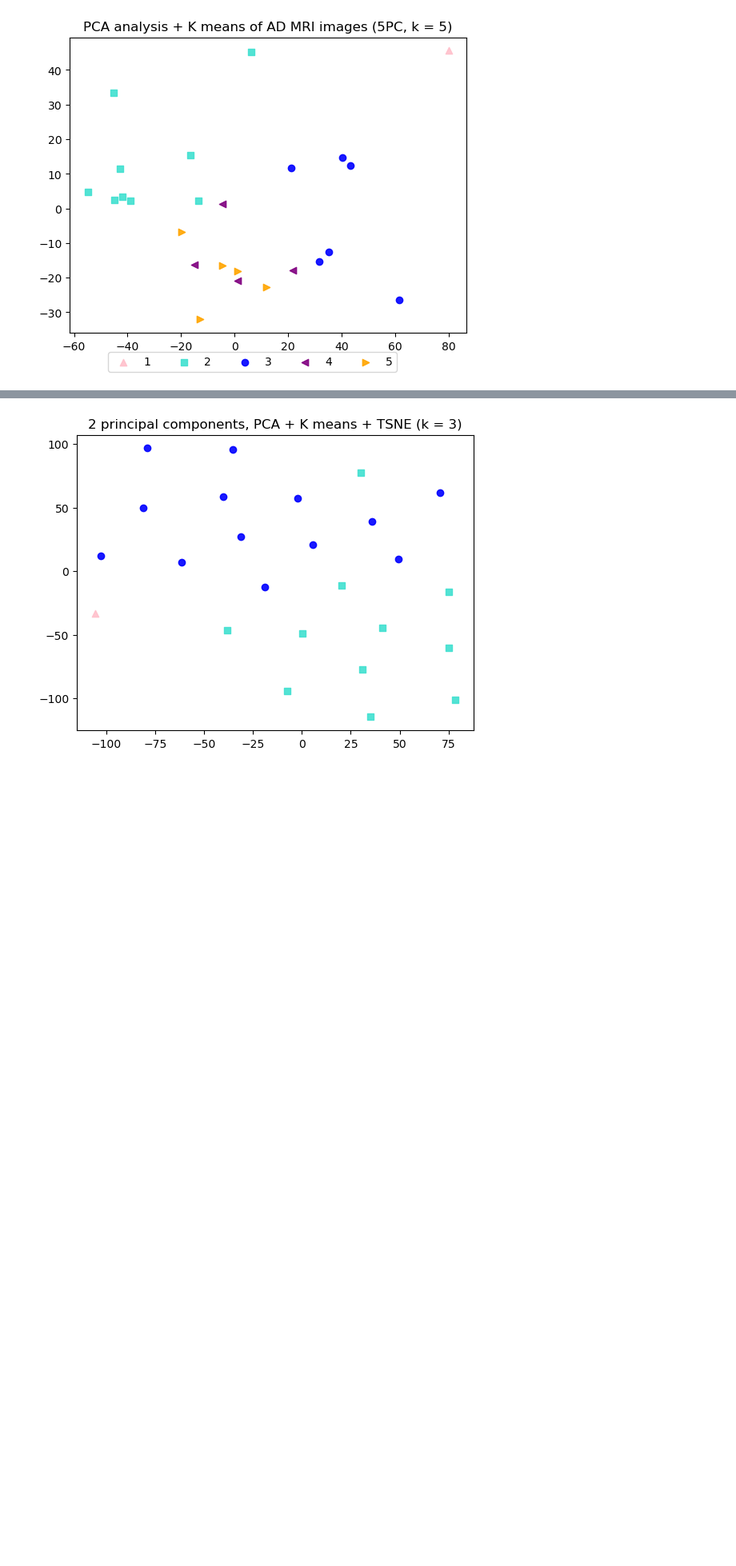
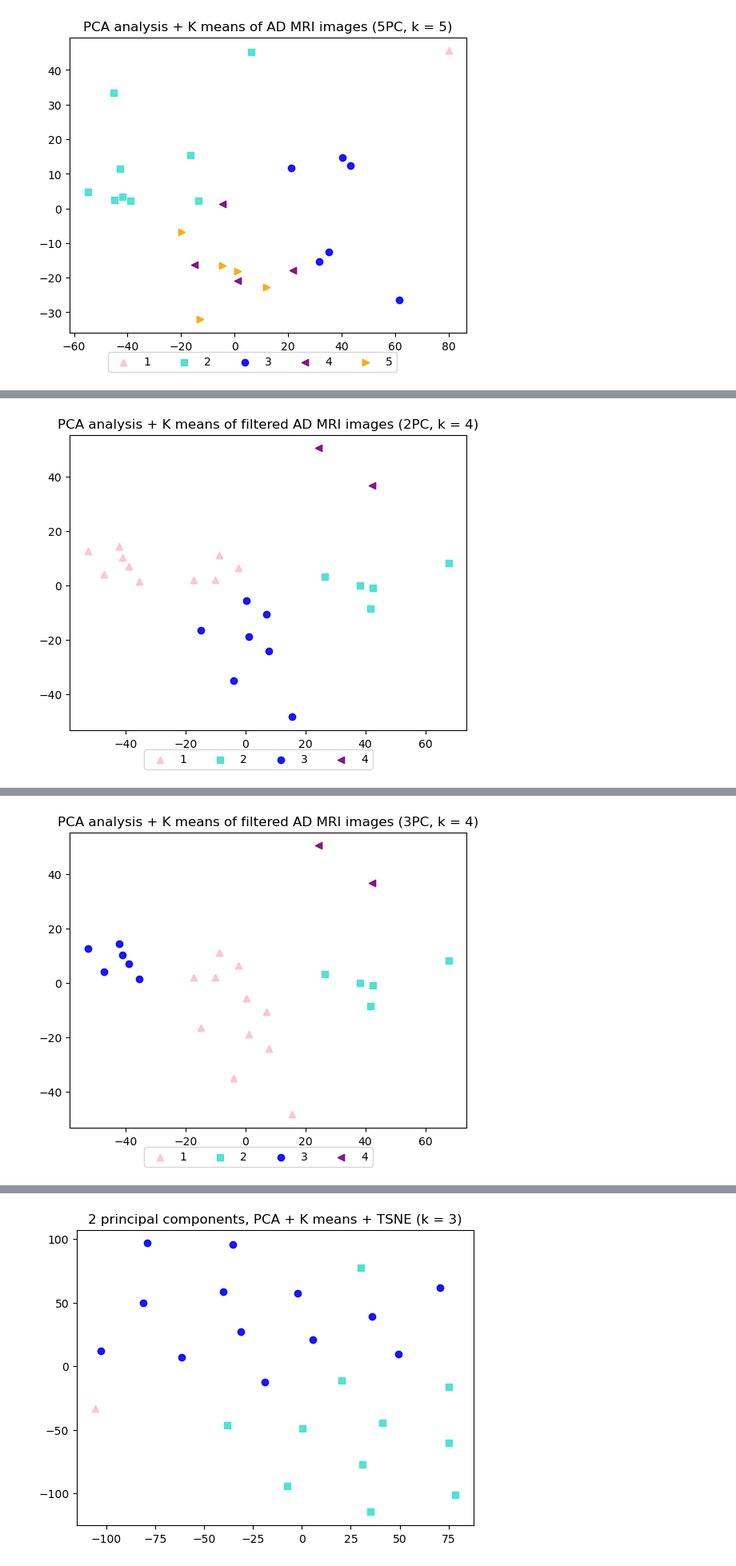
Before and after one commit to miranda2436/gene-sgan, a Jupyter notebook: mri_50_pca_ad_only.ipynb, the cells around one changed output, grey strips where cells are left out. Shown at 80% size. Drawn from its saved outputs; the diff is of its cells as text; code cells hidden in the pictures; blank space fills up the shorter version.

Commit message:
adding pca_raw_image

```diff
--- a/mri_50_pca_ad_only.ipynb
+++ b/mri_50_pca_ad_only.ipynb
@@ -103,14 +84,13 @@ for j in range(4):
 [figure]
 # %%
 # 2 principal components
-
 
 fig, ax = plt.subplots()
 pca = PCA(n_components=2,random_state=42)
 pca_result = pca.fit_transform(imaging_data_ad)
 kmeans = KMeans(n_clusters=2, random_state=0, n_init="auto").fit(pca_result)
-print(kmeans.inertia_)
 y = kmeans.labels_
+#metadata_50_AD["PC = 2, K = 2"] = y
 for l, c, m in zip([0,1], ["pink", "turquoise"], ('^', 's')):
     ax.scatter(pca_result[y == l, 0],
                 pca_result[y == l, 1],
@@ -131,6 +111,7 @@ pca_result = pca.fit_transform(imaging_data_ad)
 kmeans = KMeans(n_clusters=3, random_state=0, n_init="auto").fit(pca_result)
 print(kmeans.inertia_)
 y = kmeans.labels_
+metadata_50_AD["PC = 2, K = 3"] = y
 for l, c, m in zip([0,1,2], ["pink", "turquoise", "blue"], ('^', 's', "o")):
     ax.scatter(pca_result[y == l, 0],
                 pca_result[y == l, 1],
@@ -153,6 +134,7 @@ pca_result = pca.fit_transform(imaging_data_ad)
 kmeans = KMeans(n_clusters=4, random_state=0, n_init="auto").fit(pca_result)
 print(kmeans.inertia_)
 y = kmeans.labels_
+#metadata_50_AD["PC = 2, K = 4"] = y
 
 for l, c, m in zip([0,1,2,3], ["pink", "turquoise", "blue", "purple"], ('^', 's', "o", "<")):
     ax.scatter(pca_result[y == l, 0],
@@ -178,6 +160,7 @@ pca_result = pca.fit_transform(imaging_data_ad)
 kmeans = KMeans(n_clusters=5, random_state=0, n_init="auto").fit(pca_result)
 print(kmeans.inertia_)
 y = kmeans.labels_
+#metadata_50_AD["PC = 2, K = 5"] = y
 
 for l, c, m in zip([0,1,2,3,4], ["pink", "turquoise", "blue", "purple", "orange"], ('^', 's', "o", "<", ">")):
     ax.scatter(pca_result[y == l, 0],
@@ -193,4 +176,6 @@ labels = [1,2,3,4,5]
 fig.legend(labels, loc='lower center',ncol=len(labels))
 
 plt.show()
+print(metadata_50_AD)
+print(metadata_50_AD[metadata_50_AD["Image Data ID"] == "I17867"])
 # %% [output]
@@ -441,3 +447,70 @@ plt.show()
 [figure]
 [figure]
 [figure]
+# %%
+# Removing the sample: I17867 and using k = 4 for PCs 2-5
+
+metadata_50_AD_filtered = metadata_50_AD[metadata_50_AD["Image Data ID"] != "I17867"]
+imaging_data_ad_filtered = imaging_data_ad.drop("I17867")
+
+for i in range(4):
+    fig, ax = plt.subplots()
+    pca = PCA(n_components=i+2,random_state=42)
+    pca_result = pca.fit_transform(imaging_data_ad_filtered)
+    kmeans = KMeans(n_clusters=4, random_state=0, n_init="auto").fit(pca_result)
+    y = kmeans.labels_
+    metadata_50_AD_filtered[f"PC = {i+2}, K = 4"] = y
+    for l, c, m in zip([0,1,2,3], ["pink", "turquoise", "blue", "purple"], ('^', 's', "o", "<")):
+        ax.scatter(pca_result[y == l, 0],
+                    pca_result[y == l, 1],
+                    color=c,
+                    label='cluster %s' % l,
+                    alpha=0.9,
+                    marker=m
+                    )
+    plt.title(f"PCA analysis + K means of filtered AD MRI images ({i+2}PC, k = 4)")
+    labels = [1,2,3,4]
+    fig.legend(labels, loc='lower center',ncol=len(labels))
+    plt.show()
+
+print(metadata_50_AD_filtered)
+
+# With TSNE
+
+for i in range(2):
+    pca = PCA(n_components=i+2,random_state=42)
+    pca_result = pca.fit_transform(imaging_data_ad_filtered)
+    x = TSNE(n_components = 2, perplexity = 20).fit_transform(pca_result)
+    kmeans = KMeans(n_clusters=4, random_state=0, n_init="auto").fit(pca_result)
+    y = kmeans.labels_
+    fig, ax = plt.subplots()
+    for l, c, m in zip([0,1,2,3], ["pink", "turquoise", "blue", "purple"], ('^', 's', "o", "<")):
+        ax.scatter(x[y == l, 0],
+                    x[y == l, 1],
+                    color=c,
+                    label='cluster %s' % l,
+                    alpha=0.9,
+                    marker=m
+                    )
+    plt.title(f"Filtered AD with {i+2} principal components, PCA + K means + TSNE (k = 4)")
+
+for i in range(4):
+    a = i+2
+    if a > 3:
+        pca = PCA(n_components=a,random_state=42)
+        pca_result = pca.fit_transform(imaging_data_ad_filtered)
+        x = TSNE(n_components = 4, method = "exact", perplexity = 20).fit_transform(pca_result)
+        kmeans = KMeans(n_clusters=4, random_state=0, n_init="auto").fit(pca_result)
+        y = kmeans.labels_
+        fig, ax = plt.subplots()
+
+        for l, c, m in zip([0,1,2,3], ["pink", "turquoise", "blue", "purple"], ('^', 's', "o", "<")):
+            ax.scatter(x[y == l, 0],
+                        x[y == l, 1],
+                        color=c,
+                        label='cluster %s' % l,
+                        alpha=0.9,
+                        marker=m
+                        )
+        plt.title(f"Filtered AD with {a} principal components, PCA + K means + TSNE (k = 4)")
+# %% [output]
@@ -443,0 +522 @@ plt.show()
+[figure, added]
@@ -443,0 +528 @@ plt.show()
+[figure, added]
```
Also changed, not shown: parts of 4 cells of this notebook, 9 other files.
